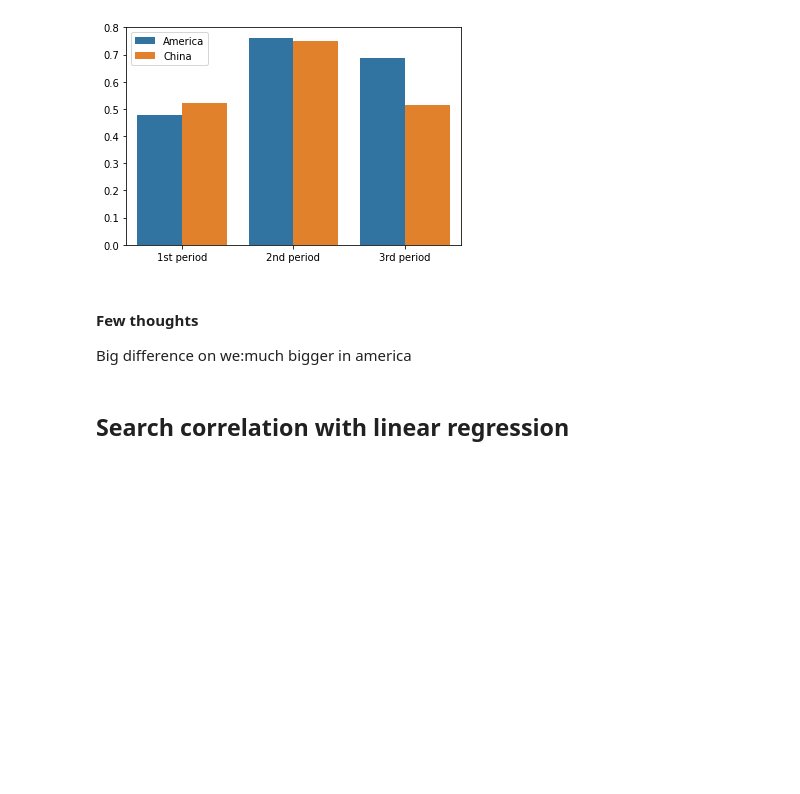
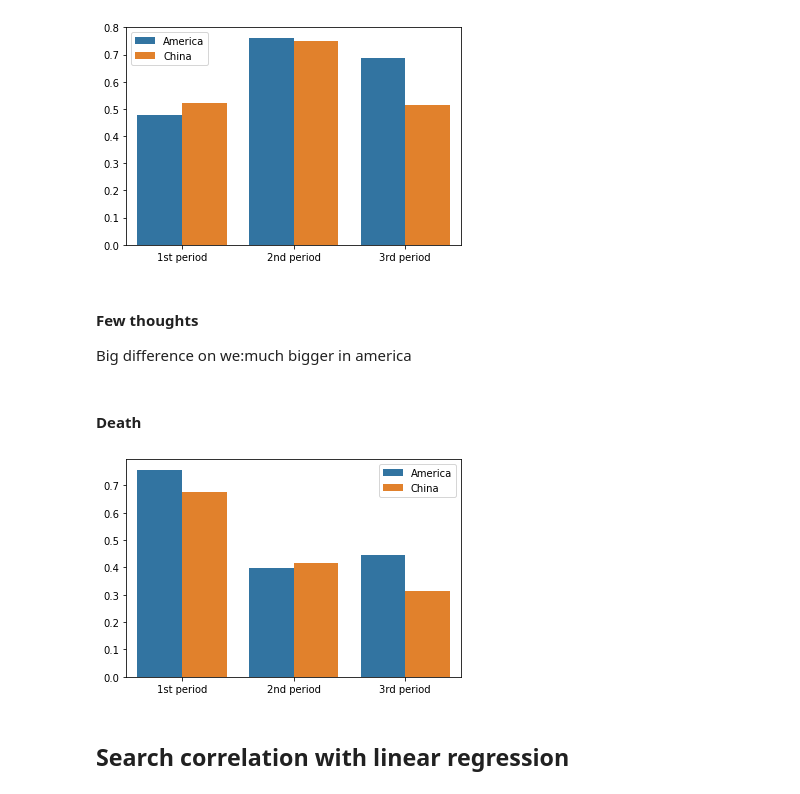
Before and after one commit to silviapoletti/Covid19-related-tweets-Network-Analysis, a Jupyter notebook: src/sentiment_analysis/statistics.ipynb, the cells around one changed output. Cells and saved outputs as stored; diff of their text form; code cells hidden in the pictures; blank space fills up the shorter version.

```diff
--- a/src/sentiment_analysis/statistics.ipynb
+++ b/src/sentiment_analysis/statistics.ipynb
@@ -424,6 +432,35 @@ plt.show()
 # %% [markdown]
 #### Few thoughts
 Big difference on we:much bigger in america
+# %% [markdown]
+#### Death
+# %%
+america_periods = pd.concat([america1L.mean(axis=0)[["death"]], america2L.mean(
+    axis=0)[["death"]], america3L.mean(axis=0)[["death"]]])
+america_periods = pd.DataFrame(america_periods)
+america_periods.rename(columns={0: "value"}, inplace=True)
+america_periods.reset_index(drop=True, inplace=True)
+america_periods.insert(0, 'country', 'America')
+america_periods.insert(1, 'period', ['1st period', '2nd period', '3rd period'])
+
+china_periods = pd.concat([china1L.mean(axis=0)[["death"]], china2L.mean(
+    axis=0)[["death"]], china3L.mean(axis=0)[["death"]]])
+china_periods = pd.DataFrame(china_periods)
+china_periods.rename(columns={0: "value"}, inplace=True)
+china_periods.reset_index(drop=True, inplace=True)
+china_periods.insert(0, 'country', 'China')
+china_periods.insert(1, 'period', ['1st period', '2nd period', '3rd period'])
+
+total_periods = pd.concat([america_periods, china_periods])
+
+total_periods = sns.barplot(
+    data=total_periods, x='period', hue='country', y="value")
+total_periods.set(xlabel="", ylabel="")
+total_periods.legend(title="")
+plt.savefig('./hystograms/death.pdf')
+plt.show()
+# %% [output]
+[figure, added]
 # %% [markdown]
 ## Search correlation with linear regression
 # %%
```
Also changed, not shown: parts of 27 cells of this notebook, 6 other files.
